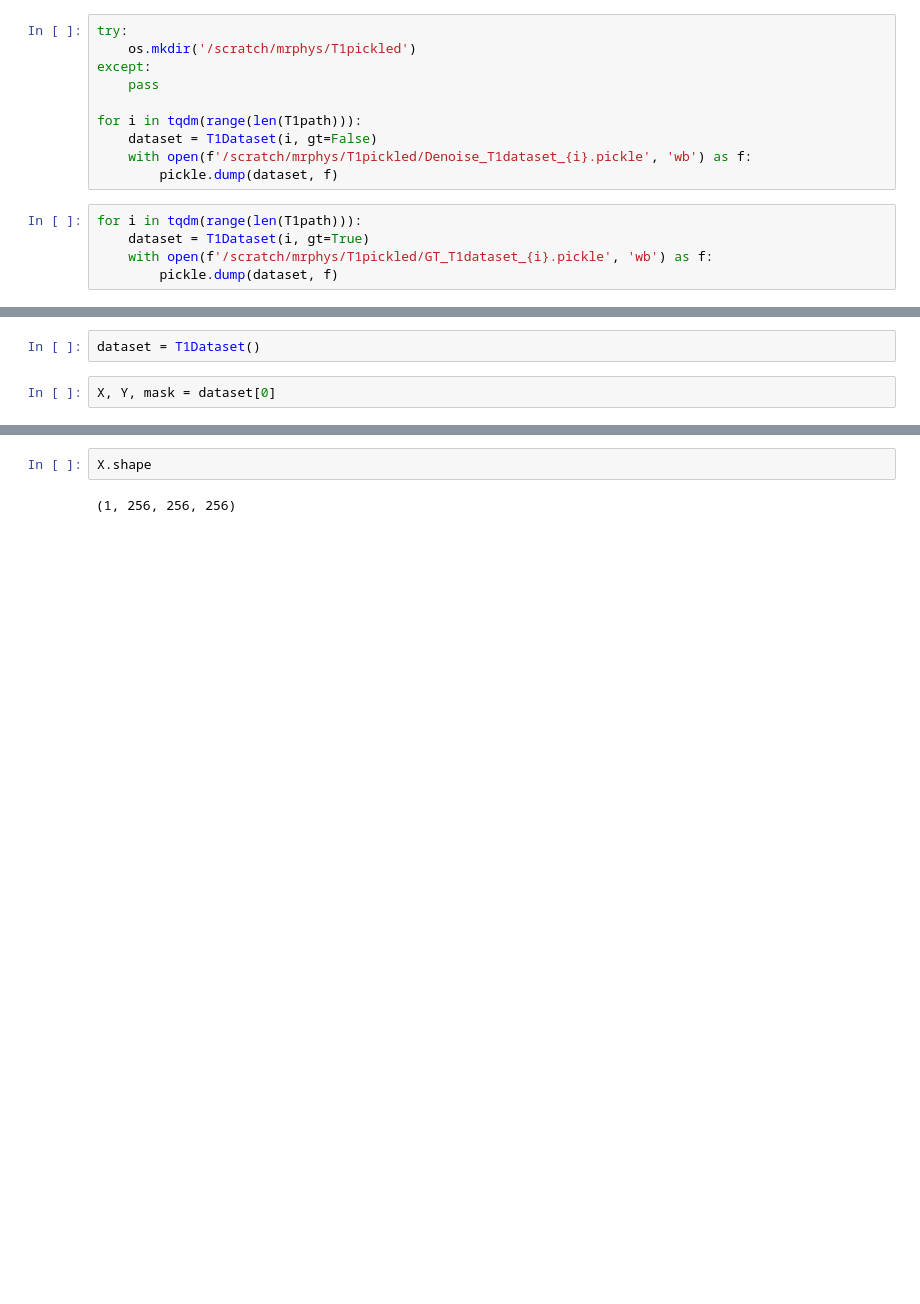
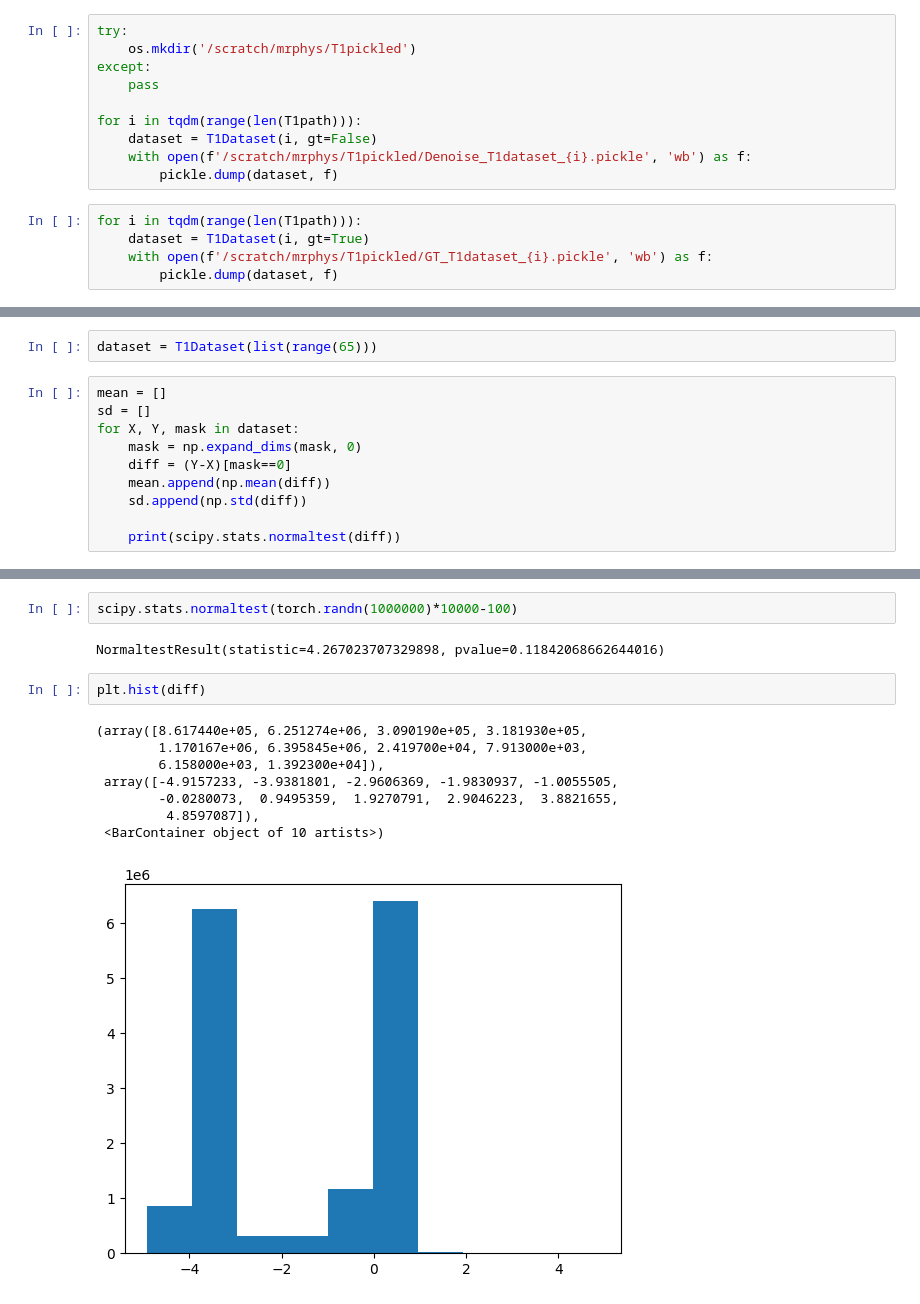
Before and after one commit to 2aron-chen/Skunkworks, a Jupyter notebook: T1Preprocessing.ipynb, the cells around one changed output, grey strips where cells are left out. Drawn from its saved outputs; the diff is of its cells as text; blank space fills up the shorter version.

```diff
--- a/T1Preprocessing.ipynb
+++ b/T1Preprocessing.ipynb
@@ -175,6 +176,14 @@ class T1Dataset(Dataset):
     def __len__(self):
         return len(self.ndices)
 # %%
-dataset = T1Dataset()
+dataset = T1Dataset(list(range(65)))
 # %%
-X, Y, mask = dataset[0]
+mean = []
+sd = []
+for X, Y, mask in dataset:
+    mask = np.expand_dims(mask, 0)
+    diff = (Y-X)[mask==0]
+    mean.append(np.mean(diff))
+    sd.append(np.std(diff))
+
+    print(scipy.stats.normaltest(diff))
@@ -181,4 +208,15 @@ X, Y, mask = dataset[0]
-# %%
-X.shape
-# %% [output]
-(1, 256, 256, 256)
+# %%
+scipy.stats.normaltest(torch.randn(1000000)*10000-100)
+# %% [output]
+NormaltestResult(statistic=4.267023707329898, pvalue=0.11842068662644016)
+# %%
+plt.hist(diff)
+# %% [output]
+(array([8.617440e+05, 6.251274e+06, 3.090190e+05, 3.181930e+05,
+        1.170167e+06, 6.395845e+06, 2.419700e+04, 7.913000e+03,
+        6.158000e+03, 1.392300e+04]),
+ array([-4.9157233, -3.9381801, -2.9606369, -1.9830937, -1.0055505,
+        -0.0280073,  0.9495359,  1.9270791,  2.9046223,  3.8821655,
+         4.8597087]),
+ <BarContainer object of 10 artists>)
+[figure, added]
```
Also changed, not shown: parts of 2 cells of this notebook, 5 other files.
